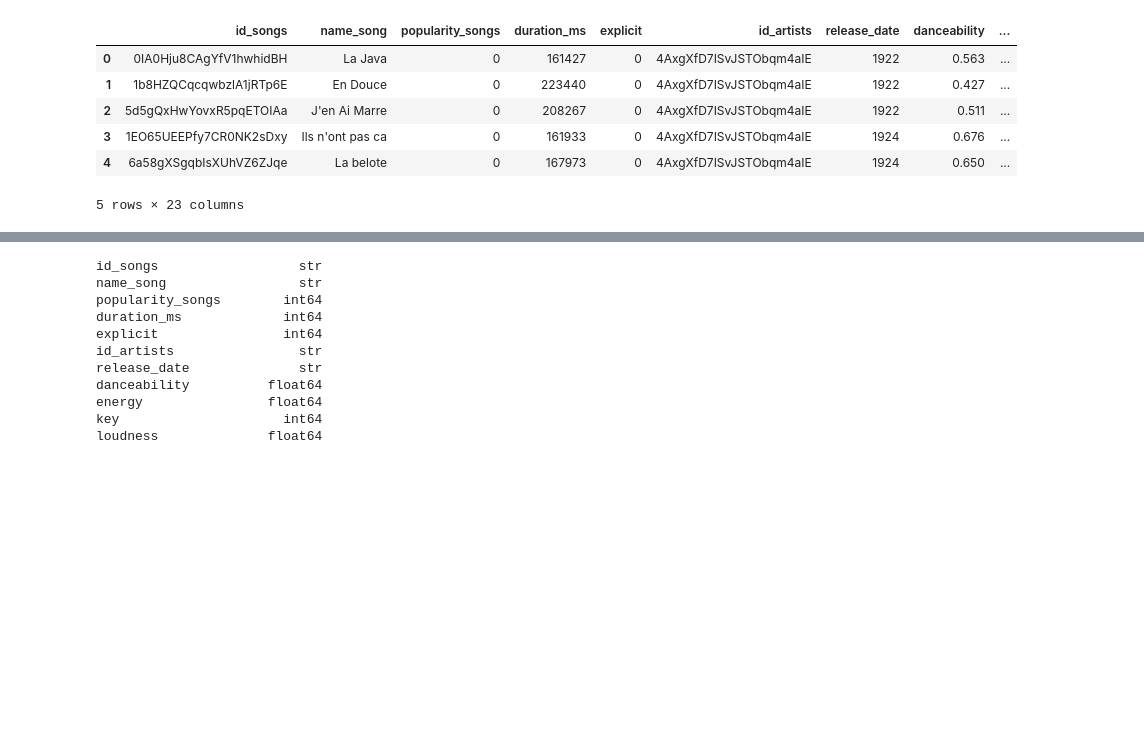
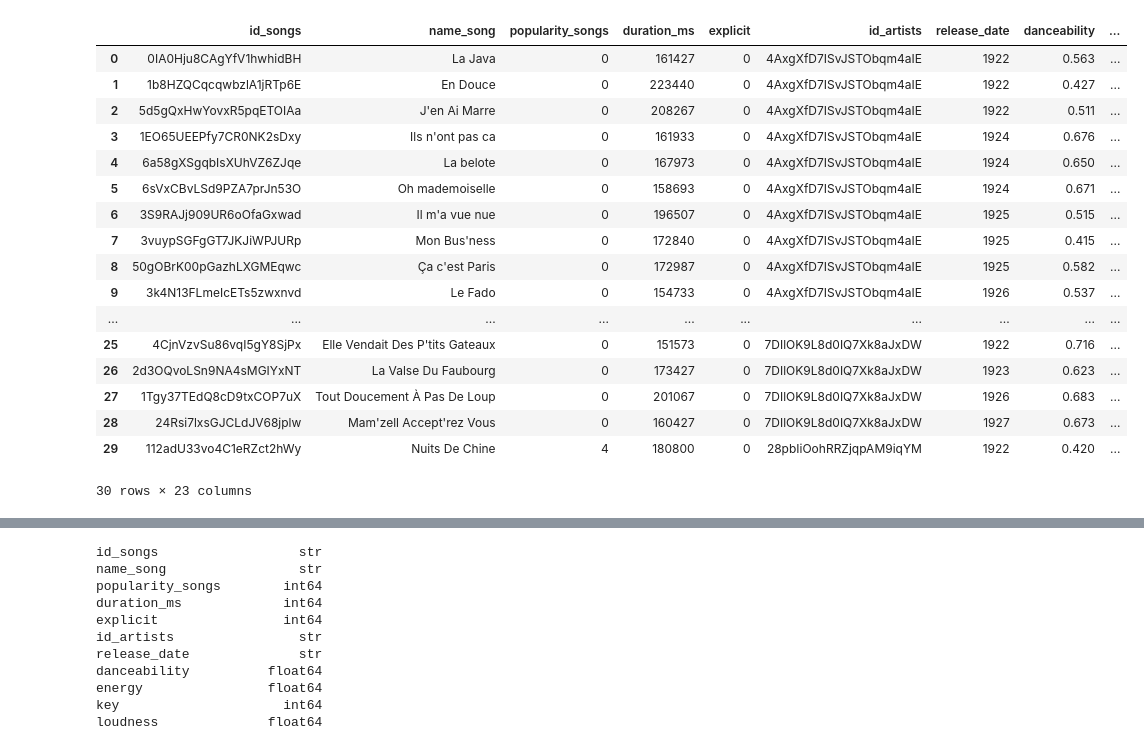
Before and after one commit to Ansari-tech7/amazon_project, a Jupyter notebook: amazon.ipynb, the cells around one changed output, grey strips where cells are left out. Saved outputs shown, nothing was run; the diff lists cells and outputs as text; code cells hidden in the pictures; blank space fills up the shorter version.

```diff
--- a/amazon.ipynb
+++ b/amazon.ipynb
@@ -10,14 +12,25 @@ from sklearn.decomposition import PCA
 # %%
 data = pd.read_csv('C:\\Users\\techa\\OneDrive\\Desktop\\dsa_projects\\amazon_music_clus\\single_genre_artists.csv')
-data.head()
+data.head(30)
 # %% [output]
 |  | id_songs | name_song | popularity_songs | duration_ms | explicit | id_artists | release_date | danceability | ... |
 | 0 | 0IA0Hju8CAgYfV1hwhidBH | La Java | 0 | 161427 | 0 | 4AxgXfD7ISvJSTObqm4aIE | 1922 | 0.563 | ... |
 | 1 | 1b8HZQCqcqwbzlA1jRTp6E | En Douce | 0 | 223440 | 0 | 4AxgXfD7ISvJSTObqm4aIE | 1922 | 0.427 | ... |
 | 2 | 5d5gQxHwYovxR5pqETOIAa | J'en Ai Marre | 0 | 208267 | 0 | 4AxgXfD7ISvJSTObqm4aIE | 1922 | 0.511 | ... |
 | 3 | 1EO65UEEPfy7CR0NK2sDxy | Ils n'ont pas ca | 0 | 161933 | 0 | 4AxgXfD7ISvJSTObqm4aIE | 1924 | 0.676 | ... |
 | 4 | 6a58gXSgqbIsXUhVZ6ZJqe | La belote | 0 | 167973 | 0 | 4AxgXfD7ISvJSTObqm4aIE | 1924 | 0.650 | ... |
+| 5 | 6sVxCBvLSd9PZA7prJn53O | Oh mademoiselle | 0 | 158693 | 0 | 4AxgXfD7ISvJSTObqm4aIE | 1924 | 0.671 | ... |
+| 6 | 3S9RAJj909UR6oOfaGxwad | Il m'a vue nue | 0 | 196507 | 0 | 4AxgXfD7ISvJSTObqm4aIE | 1925 | 0.515 | ... |
+| 7 | 3vuypSGFgGT7JKJiWPJURp | Mon Bus'ness | 0 | 172840 | 0 | 4AxgXfD7ISvJSTObqm4aIE | 1925 | 0.415 | ... |
+| 8 | 50gOBrK00pGazhLXGMEqwc | Ça c'est Paris | 0 | 172987 | 0 | 4AxgXfD7ISvJSTObqm4aIE | 1925 | 0.582 | ... |
+| 9 | 3k4N13FLmeIcETs5zwxnvd | Le Fado | 0 | 154733 | 0 | 4AxgXfD7ISvJSTObqm4aIE | 1926 | 0.537 | ... |
+| ... | ... | ... | ... | ... | ... | ... | ... | ... | ... |
+| 25 | 4CjnVzvSu86vqI5gY8SjPx | Elle Vendait Des P'tits Gateaux | 0 | 151573 | 0 | 7DIlOK9L8d0IQ7Xk8aJxDW | 1922 | 0.716 | ... |
+| 26 | 2d3OQvoLSn9NA4sMGIYxNT | La Valse Du Faubourg | 0 | 173427 | 0 | 7DIlOK9L8d0IQ7Xk8aJxDW | 1923 | 0.623 | ... |
+| 27 | 1Tgy37TEdQ8cD9txCOP7uX | Tout Doucement À Pas De Loup | 0 | 201067 | 0 | 7DIlOK9L8d0IQ7Xk8aJxDW | 1926 | 0.683 | ... |
+| 28 | 24Rsi7lxsGJCLdJV68jplw | Mam'zell Accept'rez Vous | 0 | 160427 | 0 | 7DIlOK9L8d0IQ7Xk8aJxDW | 1927 | 0.673 | ... |
+| 29 | 112adU33vo4C1eRZct2hWy | Nuits De Chine | 4 | 180800 | 0 | 28pbIiOohRRZjqpAM9iqYM | 1922 | 0.420 | ... |
-5 rows × 23 columns
+30 rows × 23 columns
 # %%
 data.columns
 # %% [output]
```
Also changed, not shown: parts of 27 cells of this notebook.
